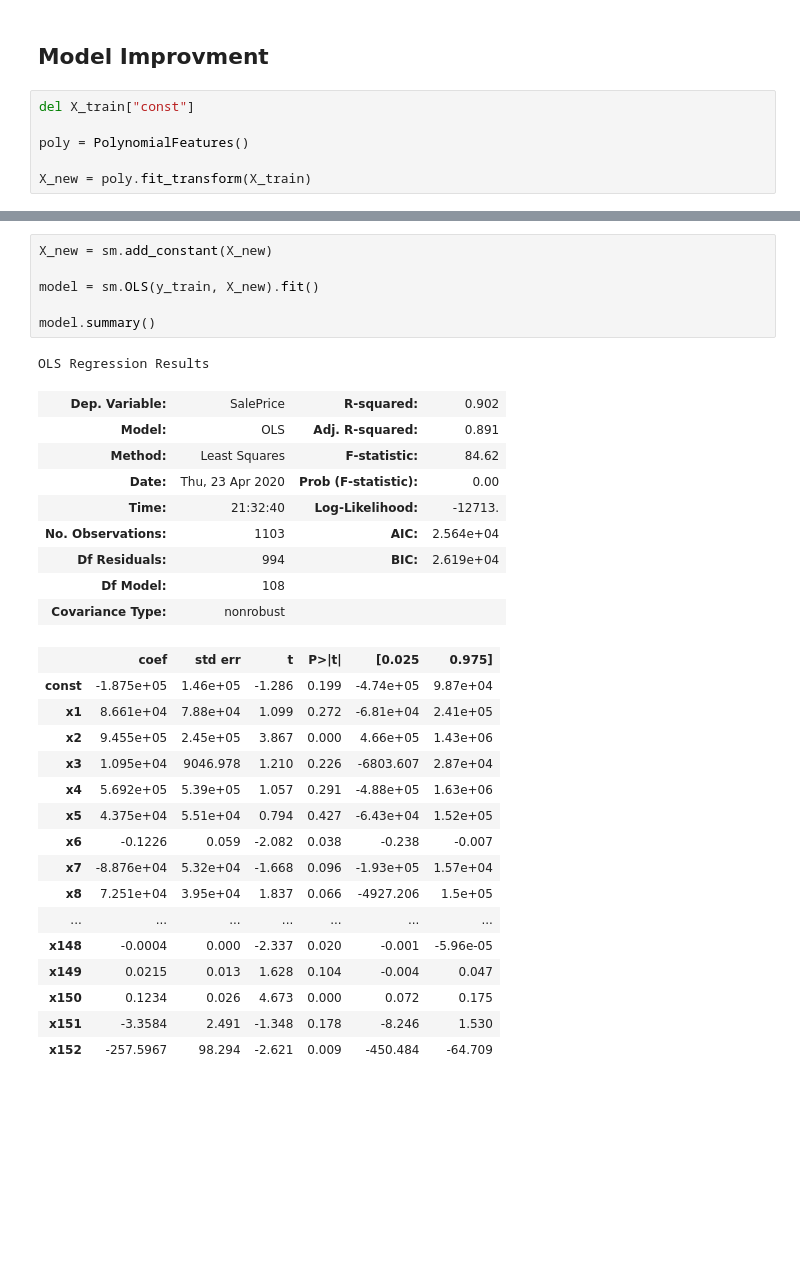
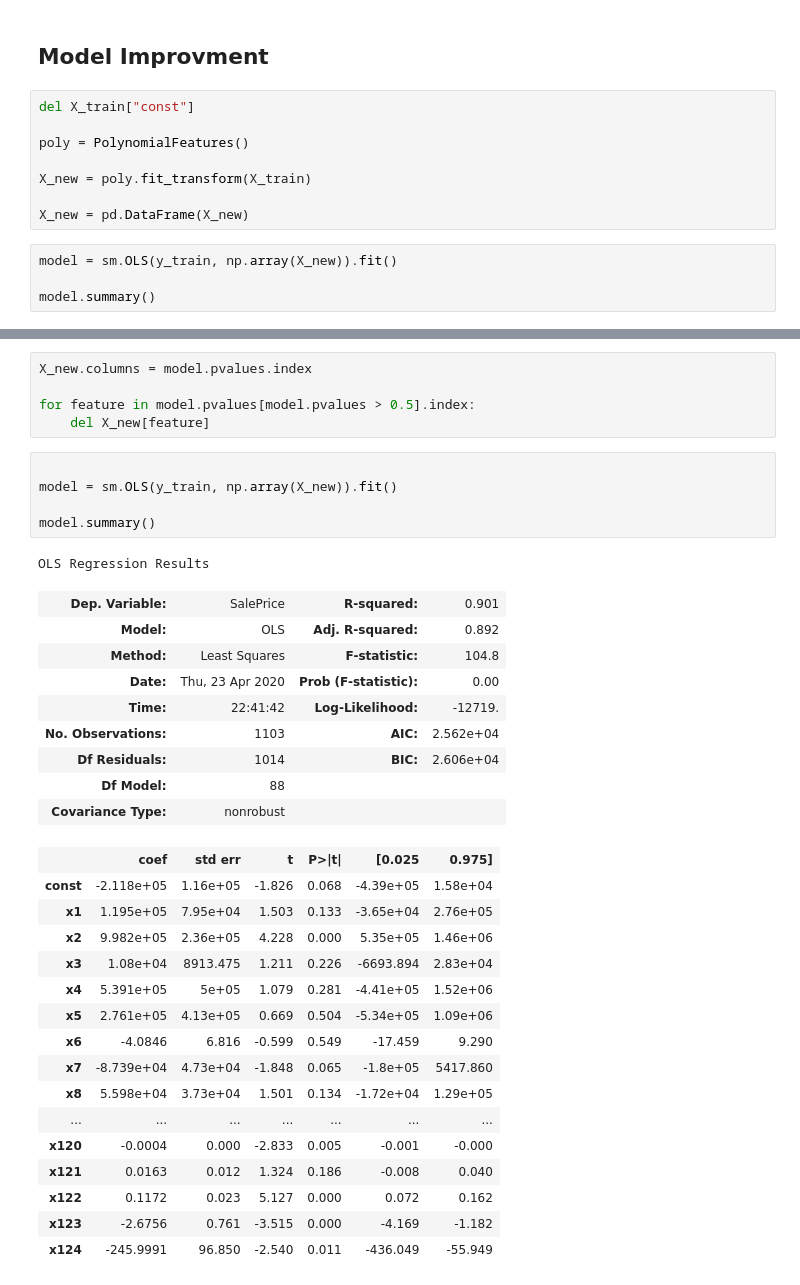
Before and after one commit to ekaynac/datajarlabs, a Jupyter notebook: EnesK(6-6).ipynb, the cells around one changed output, grey strips where cells are left out. Cells and saved outputs as stored; diff of their text form; blank space fills up the shorter version.

```diff
--- a/EnesK(6-6).ipynb
+++ b/EnesK(6-6).ipynb
@@ -122,3 +122,9 @@ del X_train["const"]
 poly = PolynomialFeatures()
 
 X_new = poly.fit_transform(X_train)
+
+X_new = pd.DataFrame(X_new)
+# %%
+model = sm.OLS(y_train, np.array(X_new)).fit()
+
+model.summary()
@@ -125,33 +166,37 @@ X_new = poly.fit_transform(X_train)
+# %%
+X_new.columns = model.pvalues.index
+
+for feature in model.pvalues[model.pvalues > 0.5].index:
+    del X_new[feature]
 # %%
-X_new = sm.add_constant(X_new)
 
-model = sm.OLS(y_train, X_new).fit()
+model = sm.OLS(y_train, np.array(X_new)).fit()
 
 model.summary()
 # %% [output]
 OLS Regression Results
-| Dep. Variable: | SalePrice | R-squared: | 0.902 |
-| Model: | OLS | Adj. R-squared: | 0.891 |
-| Method: | Least Squares | F-statistic: | 84.62 |
+| Dep. Variable: | SalePrice | R-squared: | 0.901 |
+| Model: | OLS | Adj. R-squared: | 0.892 |
+| Method: | Least Squares | F-statistic: | 104.8 |
 | Date: | Thu, 23 Apr 2020 | Prob (F-statistic): | 0.00 |
-| Time: | 21:32:40 | Log-Likelihood: | -12713. |
-| No. Observations: | 1103 | AIC: | 2.564e+04 |
-| Df Residuals: | 994 | BIC: | 2.619e+04 |
-| Df Model: | 108 |  |  |
+| Time: | 22:41:42 | Log-Likelihood: | -12719. |
+| No. Observations: | 1103 | AIC: | 2.562e+04 |
+| Df Residuals: | 1014 | BIC: | 2.606e+04 |
+| Df Model: | 88 |  |  |
 | Covariance Type: | nonrobust |  |  |
 |  | coef | std err | t | P>|t| | [0.025 | 0.975] |
-| const | -1.875e+05 | 1.46e+05 | -1.286 | 0.199 | -4.74e+05 | 9.87e+04 |
-| x1 | 8.661e+04 | 7.88e+04 | 1.099 | 0.272 | -6.81e+04 | 2.41e+05 |
-| x2 | 9.455e+05 | 2.45e+05 | 3.867 | 0.000 | 4.66e+05 | 1.43e+06 |
-| x3 | 1.095e+04 | 9046.978 | 1.210 | 0.226 | -6803.607 | 2.87e+04 |
-| x4 | 5.692e+05 | 5.39e+05 | 1.057 | 0.291 | -4.88e+05 | 1.63e+06 |
-| x5 | 4.375e+04 | 5.51e+04 | 0.794 | 0.427 | -6.43e+04 | 1.52e+05 |
-| x6 | -0.1226 | 0.059 | -2.082 | 0.038 | -0.238 | -0.007 |
-| x7 | -8.876e+04 | 5.32e+04 | -1.668 | 0.096 | -1.93e+05 | 1.57e+04 |
-| x8 | 7.251e+04 | 3.95e+04 | 1.837 | 0.066 | -4927.206 | 1.5e+05 |
+| const | -2.118e+05 | 1.16e+05 | -1.826 | 0.068 | -4.39e+05 | 1.58e+04 |
+| x1 | 1.195e+05 | 7.95e+04 | 1.503 | 0.133 | -3.65e+04 | 2.76e+05 |
+| x2 | 9.982e+05 | 2.36e+05 | 4.228 | 0.000 | 5.35e+05 | 1.46e+06 |
+| x3 | 1.08e+04 | 8913.475 | 1.211 | 0.226 | -6693.894 | 2.83e+04 |
+| x4 | 5.391e+05 | 5e+05 | 1.079 | 0.281 | -4.41e+05 | 1.52e+06 |
+| x5 | 2.761e+05 | 4.13e+05 | 0.669 | 0.504 | -5.34e+05 | 1.09e+06 |
+| x6 | -4.0846 | 6.816 | -0.599 | 0.549 | -17.459 | 9.290 |
+| x7 | -8.739e+04 | 4.73e+04 | -1.848 | 0.065 | -1.8e+05 | 5417.860 |
+| x8 | 5.598e+04 | 3.73e+04 | 1.501 | 0.134 | -1.72e+04 | 1.29e+05 |
 | ... | ... | ... | ... | ... | ... | ... |
-| x148 | -0.0004 | 0.000 | -2.337 | 0.020 | -0.001 | -5.96e-05 |
-| x149 | 0.0215 | 0.013 | 1.628 | 0.104 | -0.004 | 0.047 |
-| x150 | 0.1234 | 0.026 | 4.673 | 0.000 | 0.072 | 0.175 |
-| x151 | -3.3584 | 2.491 | -1.348 | 0.178 | -8.246 | 1.530 |
-| x152 | -257.5967 | 98.294 | -2.621 | 0.009 | -450.484 | -64.709 |
+| x120 | -0.0004 | 0.000 | -2.833 | 0.005 | -0.001 | -0.000 |
+| x121 | 0.0163 | 0.012 | 1.324 | 0.186 | -0.008 | 0.040 |
+| x122 | 0.1172 | 0.023 | 5.127 | 0.000 | 0.072 | 0.162 |
+| x123 | -2.6756 | 0.761 | -3.515 | 0.000 | -4.169 | -1.182 |
+| x124 | -245.9991 | 96.850 | -2.540 | 0.011 | -436.049 | -55.949 |
```
Also changed, not shown: parts of 23 cells of this notebook, 1 other file.
